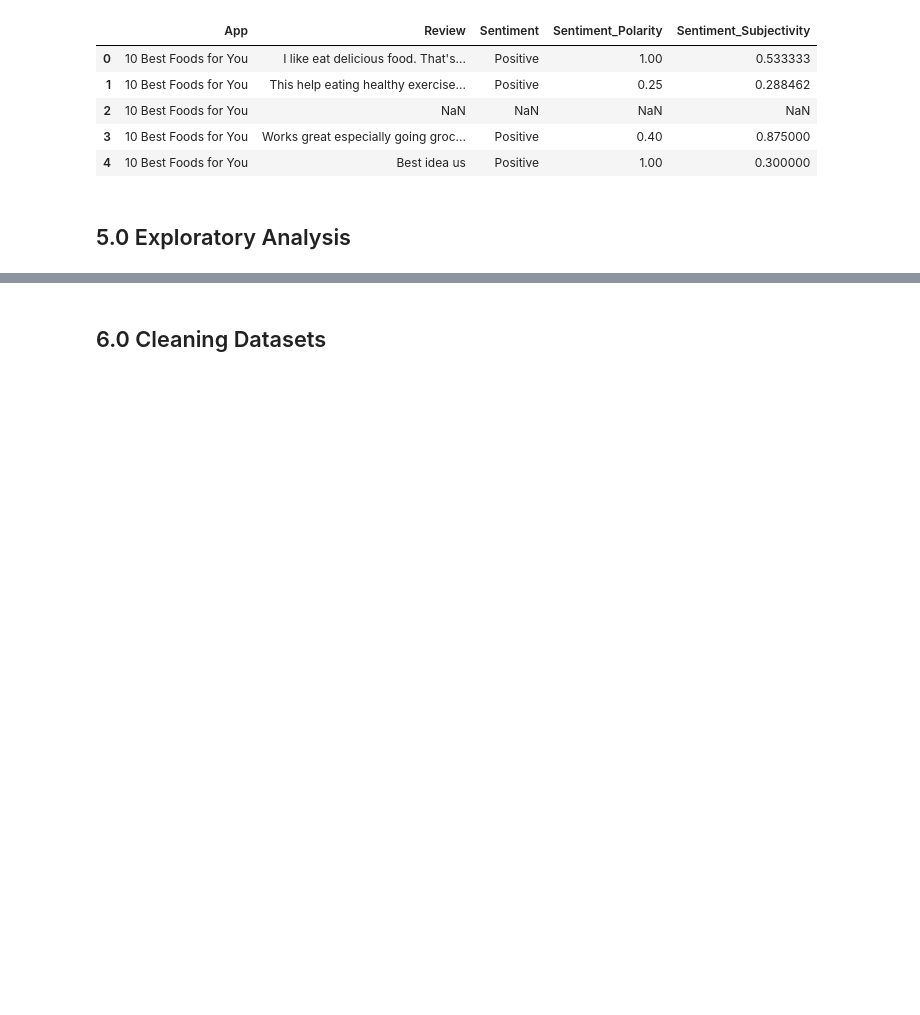
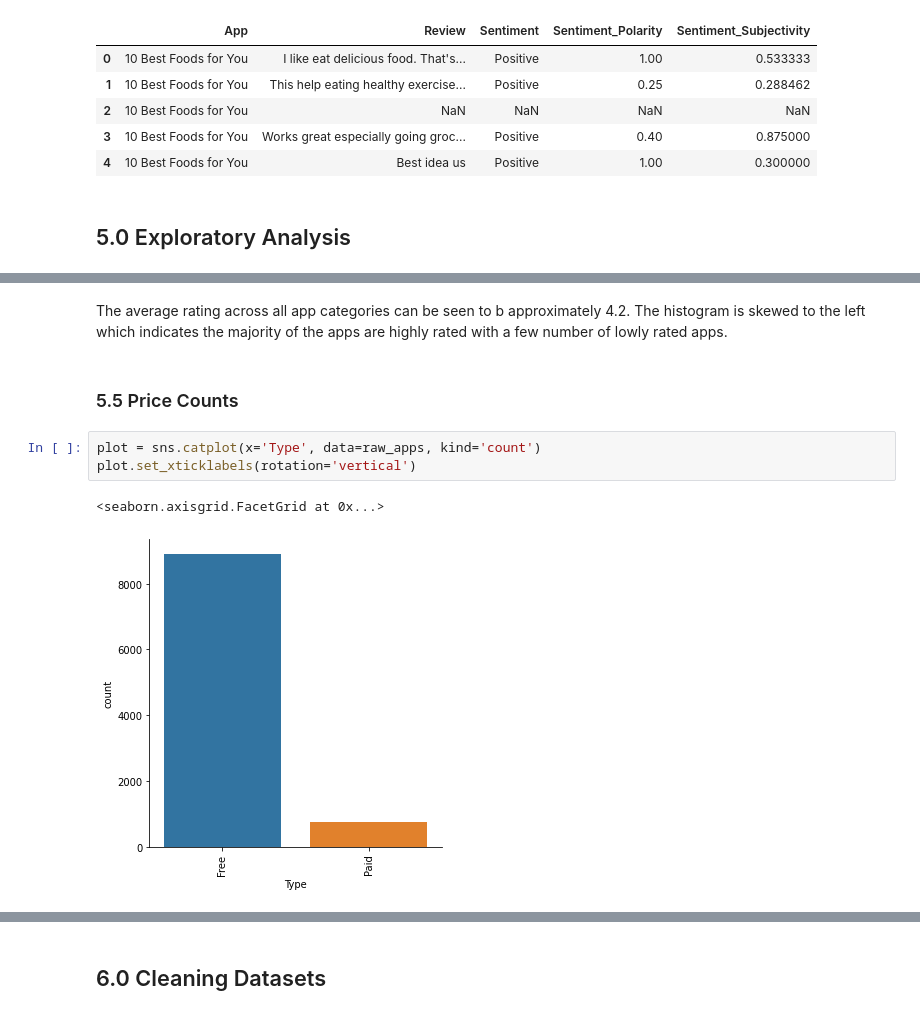
Before and after one commit to EMGuyant/google-play-apps, a Jupyter notebook: google_play_apps.ipynb, the cells around one changed output, grey strips where cells are left out. Drawn from its saved outputs; the diff is of its cells as text; blank space fills up the shorter version.

```diff
--- a/google_play_apps.ipynb
+++ b/google_play_apps.ipynb
@@ -68,0 +140,10 @@ raw_reviews.head()
+# %% [markdown]
+The average rating across all app categories can be seen to b approximately 4.2. The histogram is skewed to the left which indicates the majority of the apps are highly rated with a few number of lowly rated apps.
+# %% [markdown]
+### 5.5 Price Counts
+# %%
+plot = sns.catplot(x='Type', data=raw_apps, kind='count')
+plot.set_xticklabels(rotation='vertical')
+# %% [output]
+<seaborn.axisgrid.FacetGrid at 0x...>
+[figure, added]
```
Also changed, not shown: parts of 14 cells of this notebook.
